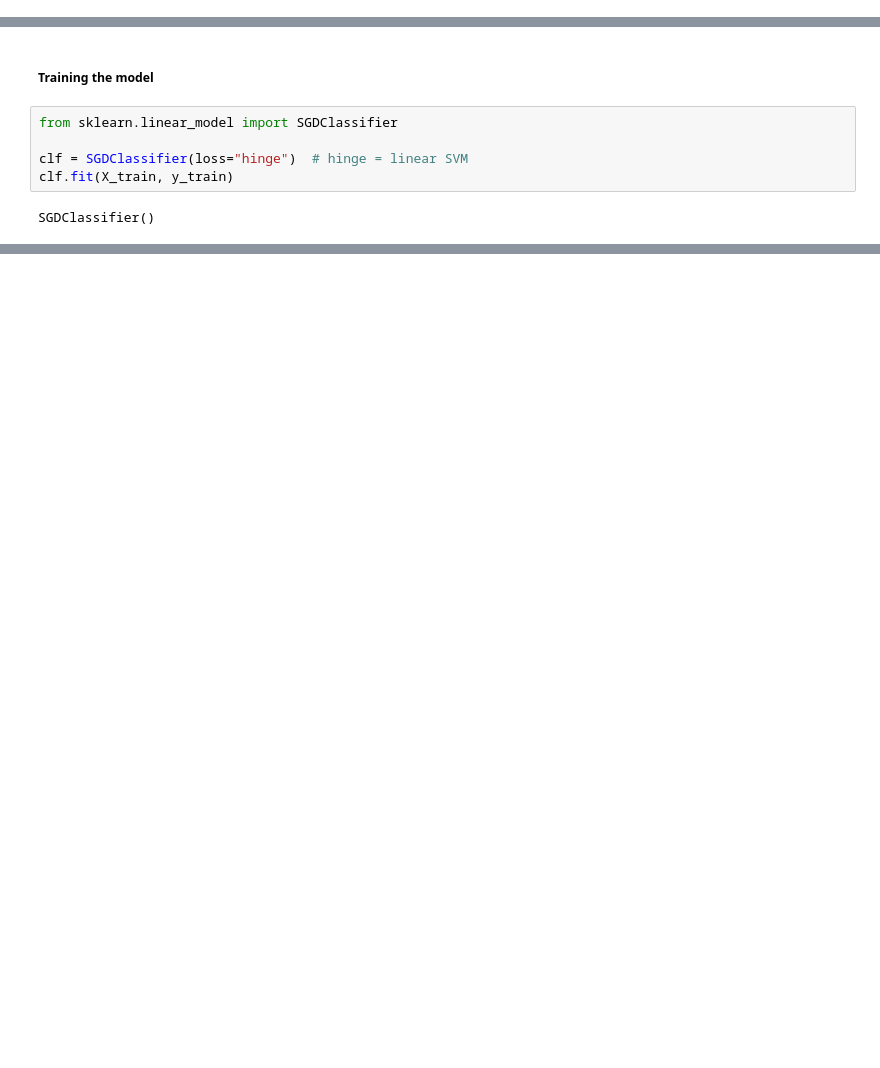
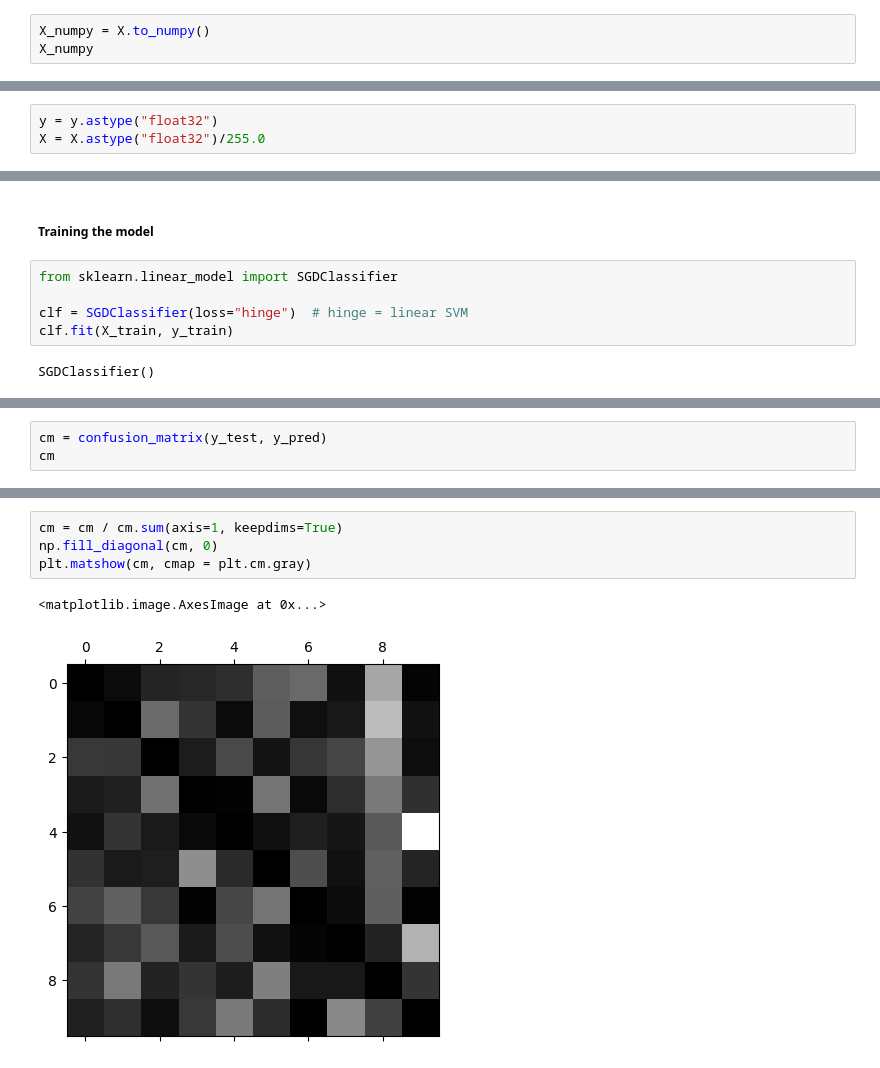
Before and after one commit to tahaftm/Hands-On-Machine-Learning-With-Scikit-Learn-and-Tensorflow, a Jupyter notebook: Chapter 5/Exercises/Solution 9.ipynb, the cells around one changed output, grey strips where cells are left out. Cells and saved outputs as stored; diff of their text form; blank space fills up the shorter version.

Commit message:
Confusion matrix drawn

```diff
--- a/Chapter 5/Exercises/Solution 9.ipynb
+++ b/Chapter 5/Exercises/Solution 9.ipynb
@@ -73,0 +69,3 @@ array([[-2.50328585, -3.1382643 ],
+# %%
+X_numpy = X.to_numpy()
+X_numpy
@@ -102,6 +105,9 @@ print("Augmented shape:", np.array(X_aug).shape)
 # %% [output]
 Original shape: (350000, 784)
 Augmented shape: (280000, 784)
+# %%
+y = y.astype("float32")
+X = X.astype("float32")/255.0
 # %%
 from sklearn.model_selection import train_test_split
 X_train, X_test, y_train,y_test = train_test_split(X,y,test_size=0.2,random_state=42)
@@ -127,0 +148,3 @@ Accuracy Score:  0.09971428571428571
+# %%
+cm = confusion_matrix(y_test, y_pred)
+cm
@@ -127,0 +162,7 @@ Accuracy Score:  0.09971428571428571
+# %%
+cm = cm / cm.sum(axis=1, keepdims=True)
+np.fill_diagonal(cm, 0)
+plt.matshow(cm, cmap = plt.cm.gray)
+# %% [output]
+<matplotlib.image.AxesImage at 0x...>
+[figure, added]
```
Also changed, not shown: parts of 12 cells of this notebook.
